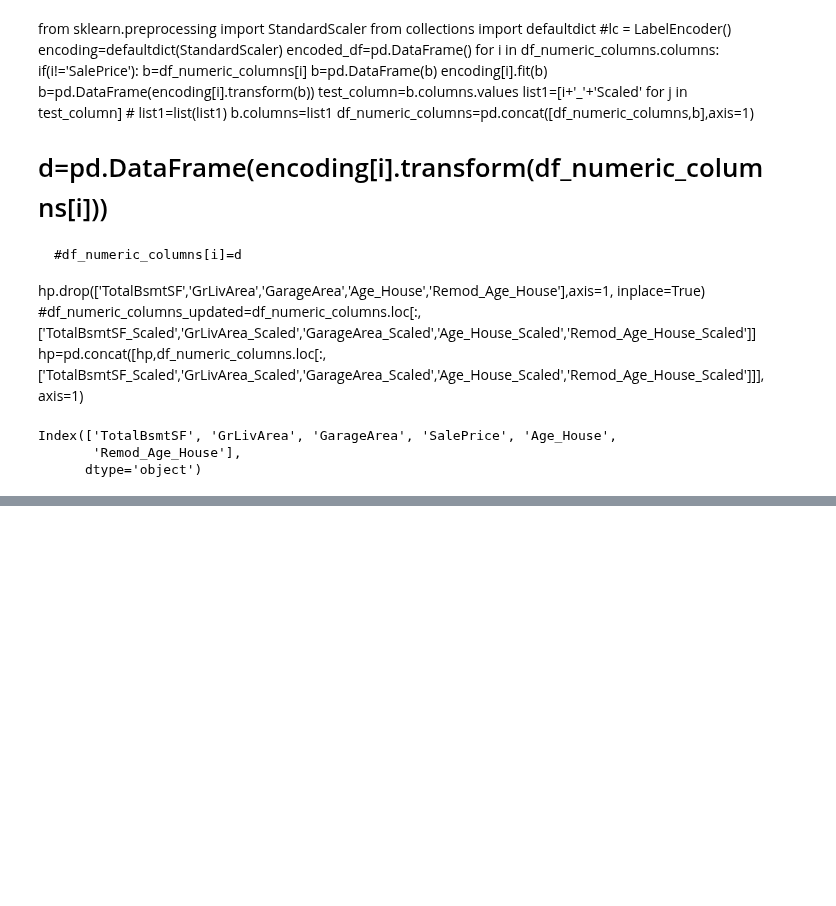
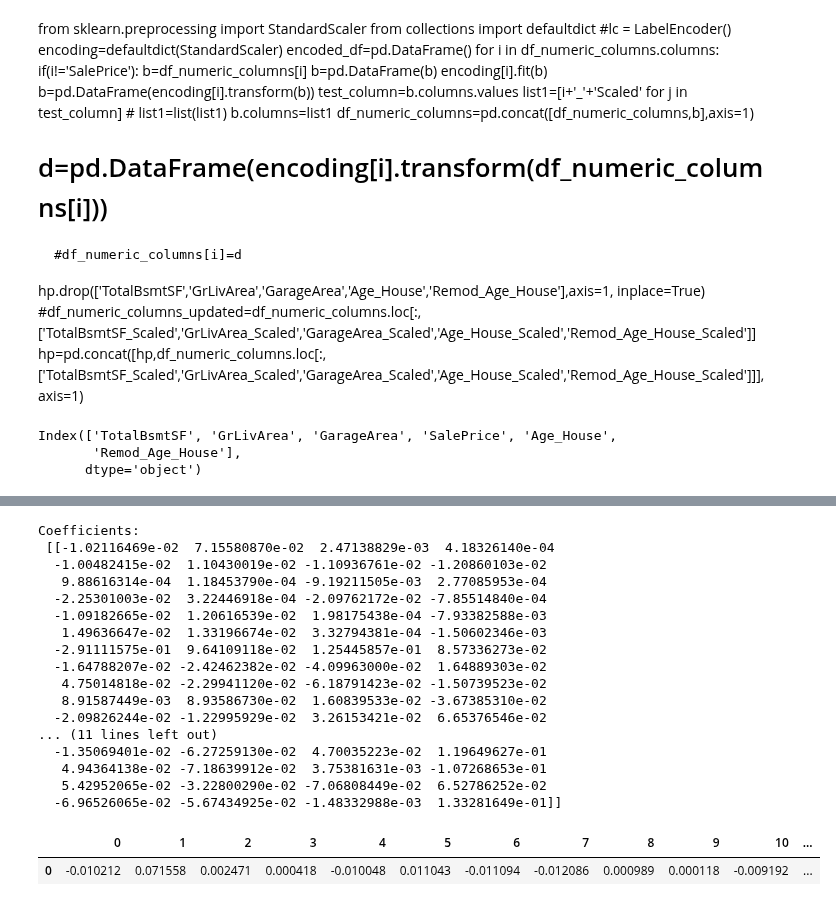
Before and after one commit to nov012017/Code, a Jupyter notebook: Python/Kaggle/House Pricing/HousePricePrediction_Pythoh_619_EOD.ipynb, the cells around one changed output, grey strips where cells are left out. Drawn from its saved outputs; the diff is of its cells as text; code cells hidden in the pictures; blank space fills up the shorter version.

```diff
--- a/Python/Kaggle/House Pricing/HousePricePrediction_Pythoh_619_EOD.ipynb
+++ b/Python/Kaggle/House Pricing/HousePricePrediction_Pythoh_619_EOD.ipynb
@@ -421,0 +412,26 @@ print("Accuracy: %0.2f (+/- %0.2f)" % (scores.mean(), scores.std() * 2))
+# %%
+print('Coefficients: \n', regr.coef_)
+a=regr.coef_
+type(a)
+a=pd.DataFrame(a)
+a
+# %% [output]
+Coefficients:
+ [[-1.02116469e-02  7.15580870e-02  2.47138829e-03  4.18326140e-04
+  -1.00482415e-02  1.10430019e-02 -1.10936761e-02 -1.20860103e-02
+   9.88616314e-04  1.18453790e-04 -9.19211505e-03  2.77085953e-04
+  -2.25301003e-02  3.22446918e-04 -2.09762172e-02 -7.85514840e-04
+  -1.09182665e-02  1.20616539e-02  1.98175438e-04 -7.93382588e-03
+   1.49636647e-02  1.33196674e-02  3.32794381e-04 -1.50602346e-03
+  -2.91111575e-01  9.64109118e-02  1.25445857e-01  8.57336273e-02
+  -1.64788207e-02 -2.42462382e-02 -4.09963000e-02  1.64889303e-02
+   4.75014818e-02 -2.29941120e-02 -6.18791423e-02 -1.50739523e-02
+   8.91587449e-03  8.93586730e-02  1.60839533e-02 -3.67385310e-02
+  -2.09826244e-02 -1.22995929e-02  3.26153421e-02  6.65376546e-02
+... (11 lines left out)
+  -1.35069401e-02 -6.27259130e-02  4.70035223e-02  1.19649627e-01
+   4.94364138e-02 -7.18639912e-02  3.75381631e-03 -1.07268653e-01
+   5.42952065e-02 -3.22800290e-02 -7.06808449e-02  6.52786252e-02
+  -6.96526065e-02 -5.67434925e-02 -1.48332988e-03  1.33281649e-01]]
+|  | 0 | 1 | 2 | 3 | 4 | 5 | 6 | 7 | 8 | 9 | 10 | ... |
+| 0 | -0.010212 | 0.071558 | 0.002471 | 0.000418 | -0.010048 | 0.011043 | -0.011094 | -0.012086 | 0.000989 | 0.000118 | -0.009192 | ... |
```
Also changed, not shown: parts of 4 cells of this notebook.
